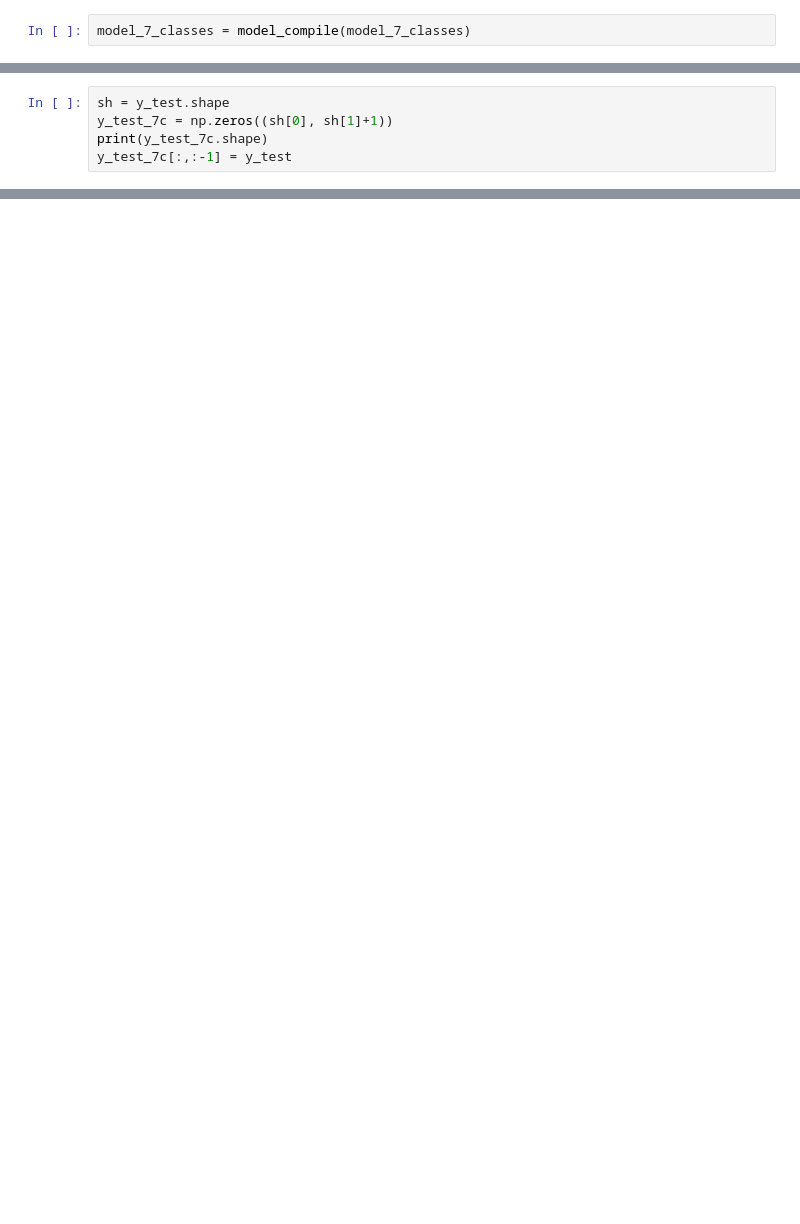
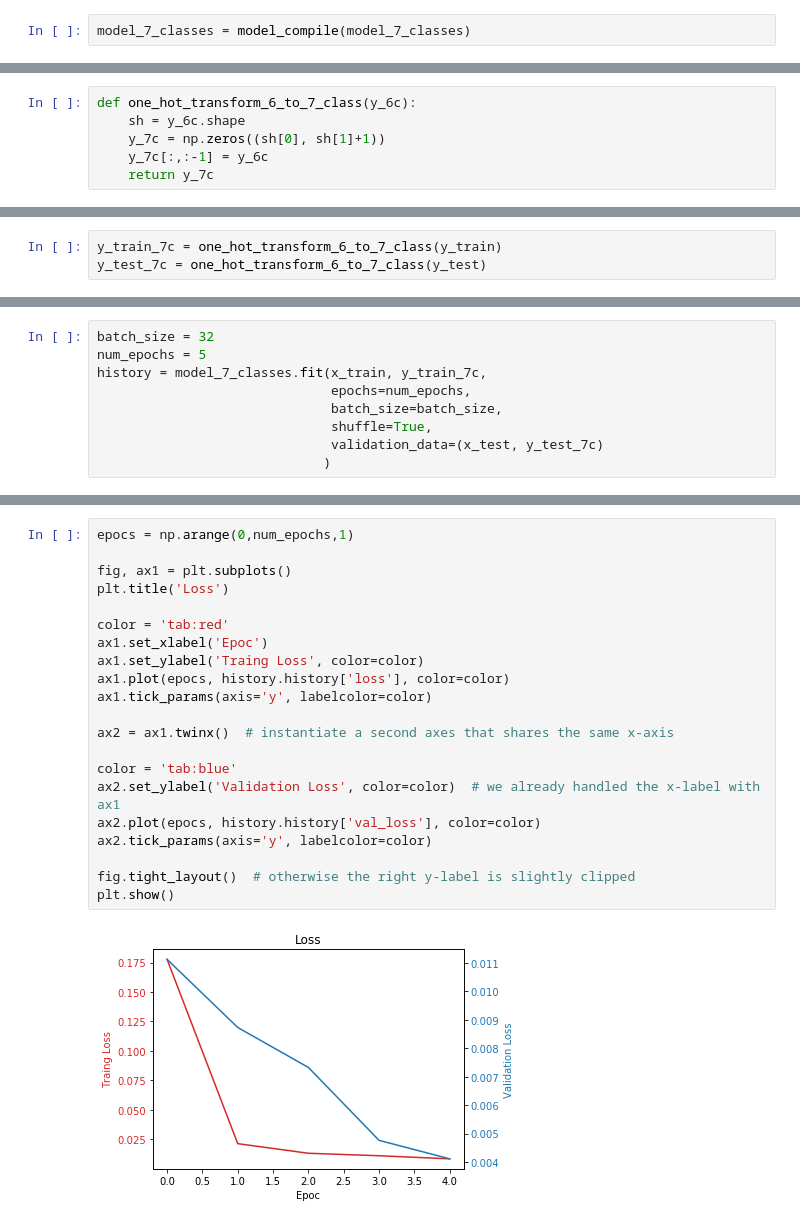
Before and after one commit to parrisma/AI-Intuition, a Jupyter notebook: journey-4/journey-4-part-1.ipynb, the cells around one changed output, grey strips where cells are left out. Cells and saved outputs as stored; diff of their text form; blank space fills up the shorter version.

```diff
--- a/journey-4/journey-4-part-1.ipynb
+++ b/journey-4/journey-4-part-1.ipynb
@@ -612,5 +608,6 @@ print(y_test.shape)
 # %%
-sh = y_test.shape
-y_test_7c = np.zeros((sh[0], sh[1]+1))
-print(y_test_7c.shape)
-y_test_7c[:,:-1] = y_test
+def one_hot_transform_6_to_7_class(y_6c):
+    sh = y_6c.shape
+    y_7c = np.zeros((sh[0], sh[1]+1))
+    y_7c[:,:-1] = y_6c
+    return y_7c
@@ -622,0 +614,3 @@ print(y_test_7c[0])
+# %%
+y_train_7c = one_hot_transform_6_to_7_class(y_train)
+y_test_7c = one_hot_transform_6_to_7_class(y_test)
@@ -622,0 +632,9 @@ print(y_test_7c[0])
+# %%
+batch_size = 32
+num_epochs = 5
+history = model_7_classes.fit(x_train, y_train_7c,
+                              epochs=num_epochs,
+                              batch_size=batch_size,
+                              shuffle=True,
+                              validation_data=(x_test, y_test_7c)
+                             )
@@ -622,0 +668,23 @@ print(y_test_7c[0])
+# %%
+epocs = np.arange(0,num_epochs,1)
+
+fig, ax1 = plt.subplots()
+plt.title('Loss')
+
+color = 'tab:red'
+ax1.set_xlabel('Epoc')
+ax1.set_ylabel('Traing Loss', color=color)
+ax1.plot(epocs, history.history['loss'], color=color)
+ax1.tick_params(axis='y', labelcolor=color)
+
+ax2 = ax1.twinx()  # instantiate a second axes that shares the same x-axis
+
+color = 'tab:blue'
+ax2.set_ylabel('Validation Loss', color=color)  # we already handled the x-label with ax1
+ax2.plot(epocs, history.history['val_loss'], color=color)
+ax2.tick_params(axis='y', labelcolor=color)
+
+fig.tight_layout()  # otherwise the right y-label is slightly clipped
+plt.show()
+# %% [output]
+[figure, added]
```
Also changed, not shown: parts of 15 cells of this notebook, 1 other file.
